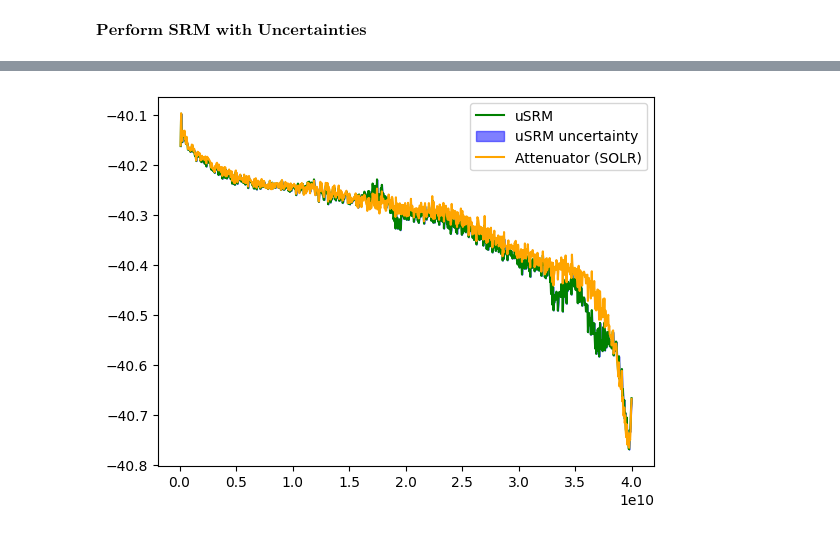
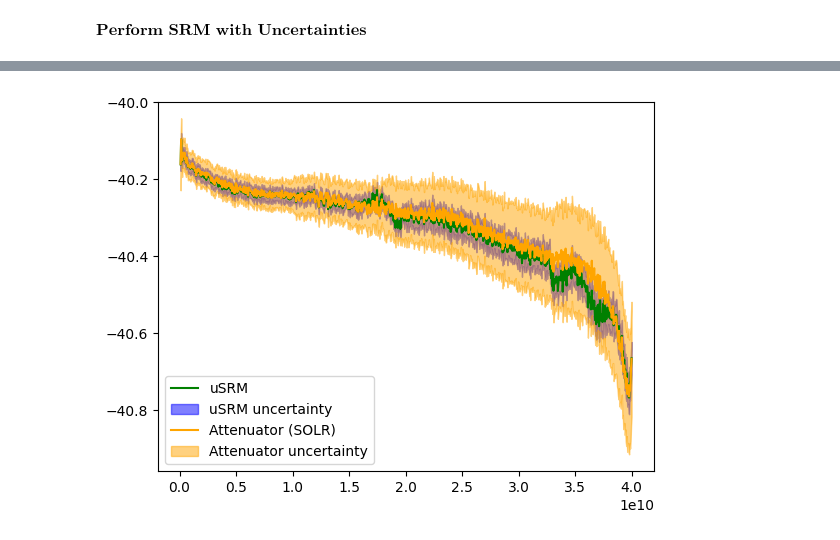
Before and after one commit to leb99-tug/SRM-linear-uncertainty-propagation, a Jupyter notebook: Example_Koax.ipynb, the cells around one changed output, grey strips where cells are left out. Cells and saved outputs as stored; diff of their text form; code cells hidden in the pictures.

```diff
--- a/Example_Koax.ipynb
+++ b/Example_Koax.ipynb
@@ -108,0 +182,4 @@ u_reciprocal_GammaA_load = 0
+# %%
+k = calSRM_no_unc.k
+a = calSRM_no_unc.A
+b = calSRM_no_unc.B
@@ -108,0 +271,12 @@ u_reciprocal_GammaA_load = 0
+# %%
+# Network Match, same as Open P1, just here to be changed if network would be very reflective
+
+
+#match_est = 0*np.ones((len(freq)))
+match_est = rf.Network('Reference_Standards/Match_F.s1p')['0-40GHz'].s[:,0,0]
+unc_network_match_p1 = np.zeros((len(freq),2,2),dtype=complex)
+
+for i in range(len(freq)):
+    g   = inv_propagate_one_port([D[i], R[i]],munc.ucomplex(match_est[i]),a[i], port="A")
+    g_tot = forward_one_port([N_L[i]], g, port="A")
+    unc_network_match_p1[i] = cov_of_scalar(g_tot)
@@ -109,21 +320,6 @@ u_reciprocal_GammaA_load = 0
 # %% [markdown]
 $\textbf{Perform SRM with Uncertainties}$
 # %%
-'''
-calSRM = uSRM(symmetric=[short.s11,short.s22, open.s11, open.s22, load.s11, load.s22],
-            est_symmetric=[short_est_2p,  open_est_2p, match_est_2p],
-            reciprocal=thru,est_reciprocal=reciprocal_est,
-            reciprocal_GammaA = [short.s11, open.s11, load.s11],
-            matchA=load.s11, matchB=load.s22,
-            matchA_def=match_def.s11, matchB_def=match_def.s11,
-            switch_term_fw=FWST.s11, switch_term_bw=RWST.s11,
-            usymmetric=[u_short,u_short,u_open,u_open,u_match,u_match],
-            ureciprocal=u_reciprocal,
-            ureciprocal_GammaA=[u_reciprocal_GammaA_short, u_reciprocal_GammaA_open, u_reciprocal_GammaA_load],
-            umatchA_def=u_match_def, umatchB_def=u_match_def,
-            umatchA=u_match, umatchB=u_match,
-            usw_fw=u_switch_term, usw_bw=u_switch_term)
-'''
 calSRM = uSRM(symmetric=[short_p1,short_p2, open_p1, open_p2, load_p1, load_p2],
             est_symmetric=[short_est_2p,  open_est_2p, match_est_2p],
             reciprocal=reciprocal,est_reciprocal=reciprocal_est,
@@ -131,11 +327,11 @@ calSRM = uSRM(symmetric=[short_p1,short_p2, open_p1, open_p2, load_p1, load_p2],
             matchA=load_p1, matchB=load_p2,
             matchA_def=match_est_2p.s11, matchB_def=match_est_2p.s22,
             switch_term_fw=FWST.s11, switch_term_bw=RWST.s11,
-            usymmetric=[u_short,u_short,u_open,u_open,u_match,u_match],
+            usymmetric=[unc_short_p1,unc_short_p2, unc_open_p1, unc_open_p2, unc_match_p1, unc_match_p2],
             ureciprocal=u_reciprocal,
-            ureciprocal_GammaA=[u_reciprocal_GammaA_short, u_reciprocal_GammaA_open, u_reciprocal_GammaA_load],
+            ureciprocal_GammaA=[unc_network_short_p1, unc_network_open_p1, unc_network_match_p1],
             umatchA_def=u_match_def, umatchB_def=u_match_def,
-            umatchA=u_match, umatchB=u_match,
+            umatchA=unc_match_p1, umatchB=unc_match_p2,
             usw_fw=u_switch_term, usw_bw=u_switch_term)
 # %%
 calSRM.u_run()
@@ -144,13 +360,15 @@ uSRM is running...
 # %%
-ref_solr = rf.NetworkSet.from_citi('METAS_SOLR_De_Emb/Attenuator.citi')['0-40GHz']
+ref_solr = extract_table("Attenuator.tex")
 # %%
 DUT1,unc = calSRM.u_apply_cal(attenuator)
 
 plt.figure()
+
 plt.plot(freq.f, 20*np.log10(np.abs(DUT1.to_dataframe('s')['s 21'])),label='uSRM',color='green')
 plt.fill_between(freq.f, (20*np.log10(np.abs(DUT1.to_dataframe('s')['s 21'])-(np.abs(unc[:,1,0])))), (20*np.log10(np.abs(DUT1.to_dataframe('s')['s 21'])+(np.abs(unc[:,1,0])))), color='blue', alpha=0.5, label='uSRM uncertainty')
-plt.plot(freq.f, 20*np.log10(np.abs(attenuator_solr.to_dataframe('s')['s 21'])),label='Attenuator (SOLR)',color='orange')
+plt.plot(freq.f, 20*np.log10(np.abs(ref_solr[:, 5]+1j*ref_solr[:, 7])),label='Attenuator (SOLR)',color='orange')
+plt.fill_between(freq.f, (20*np.log10(np.abs(ref_solr[:, 5]+1j*ref_solr[:, 7])-(np.abs(ref_solr[:, 6]+1j*ref_solr[:, 8])))), (20*np.log10(np.abs(ref_solr[:, 5]+1j*ref_solr[:, 7])+(np.abs(ref_solr[:, 6]+1j*ref_solr[:, 8])))), color='orange', alpha=0.5, label='Attenuator uncertainty')
 plt.legend()
 plt.show()
 # %% [output]
-[figure, old version]
+[figure, new version]
```
Also changed, not shown: parts of 27 cells of this notebook, 4 other files.
